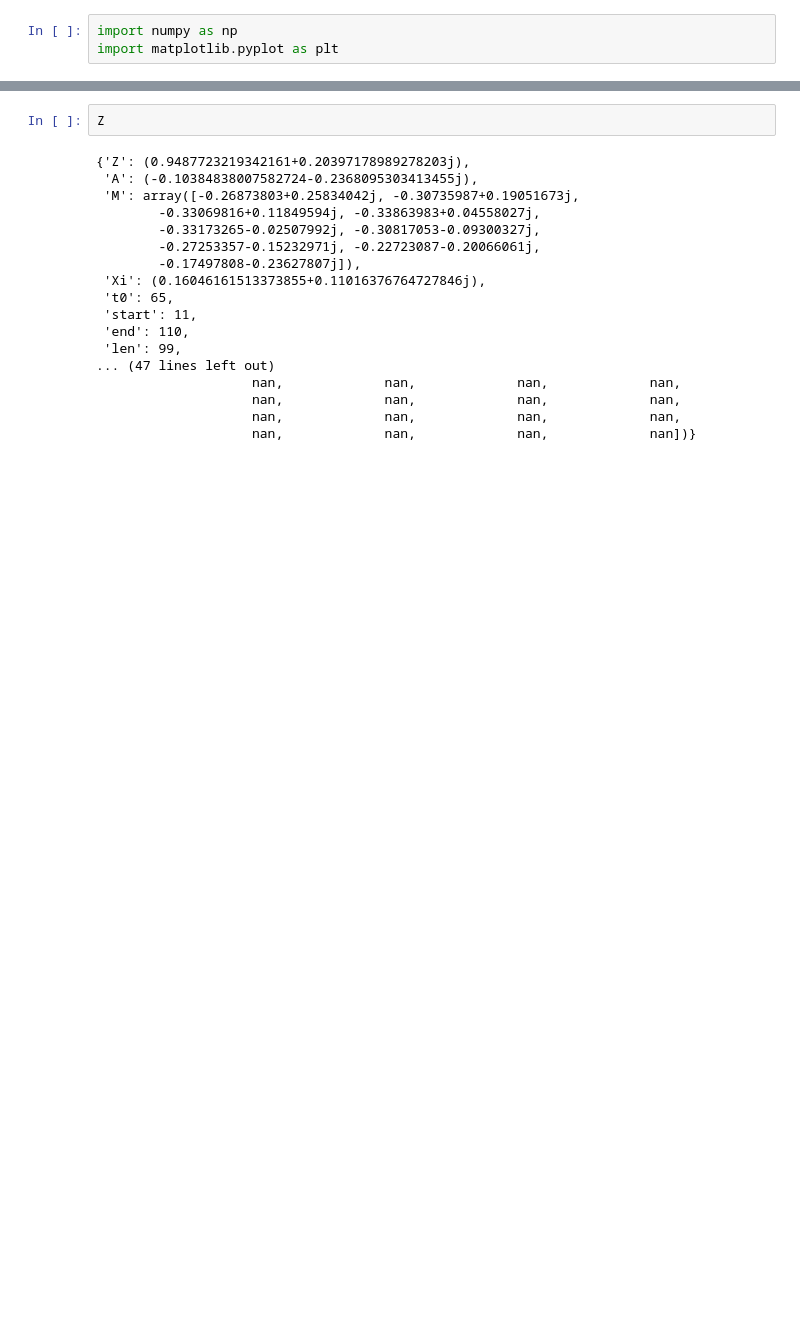
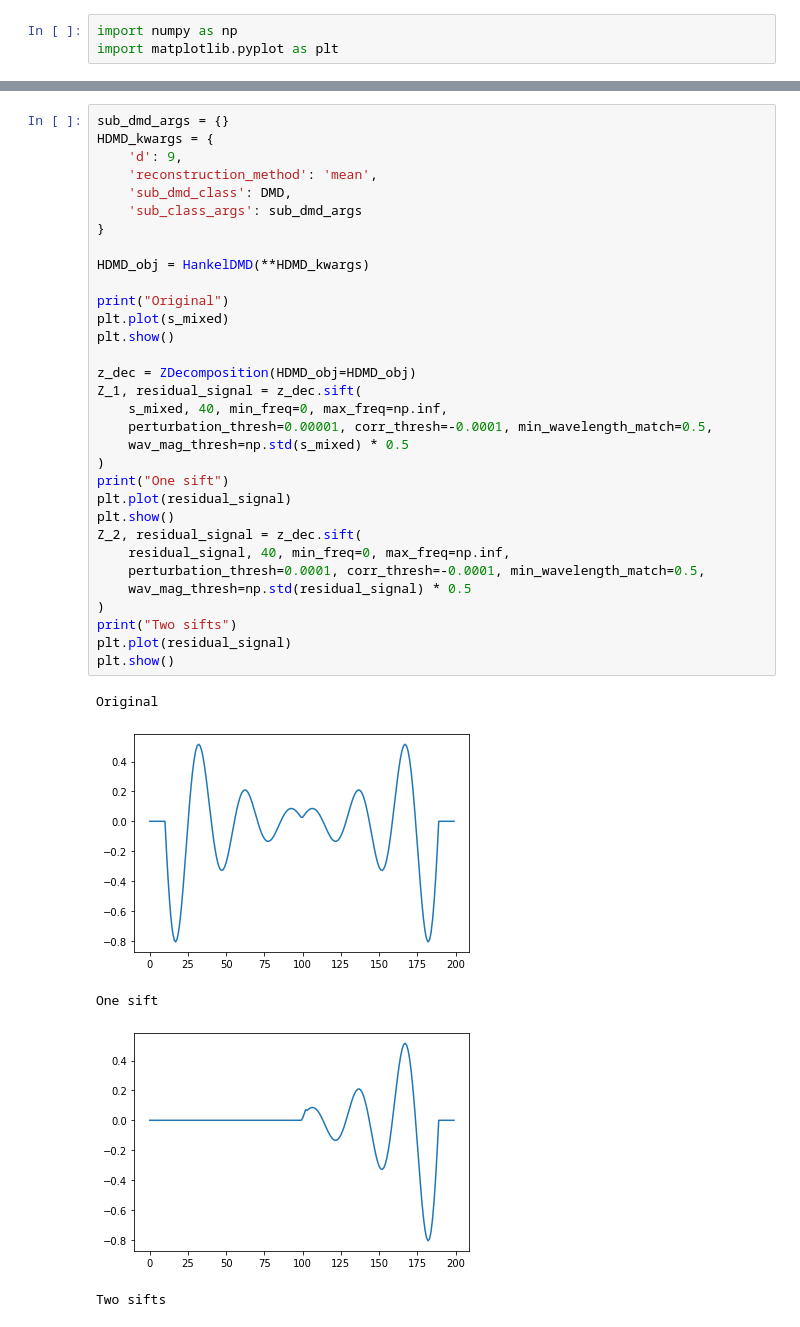
Before and after one commit to MSchmidt99/PyDMD, a Jupyter notebook: pydmd/Z Decomposition Showcase.ipynb, the cells around one changed output, grey strips where cells are left out. Drawn from its saved outputs; the diff is of its cells as text; blank space fills up the shorter version.

```diff
--- a/pydmd/Z Decomposition Showcase.ipynb
+++ b/pydmd/Z Decomposition Showcase.ipynb
@@ -108,20 +124,38 @@ print({'Z': Z['Z'], 'Xi': Z['Xi'] * (Z['Z'] ** -(Z['t0'] - 10))})
-# %%
-Z
-# %% [output]
-{'Z': (0.9487723219342161+0.20397178989278203j),
- 'A': (-0.10384838007582724-0.2368095303413455j),
- 'M': array([-0.26873803+0.25834042j, -0.30735987+0.19051673j,
-        -0.33069816+0.11849594j, -0.33863983+0.04558027j,
-        -0.33173265-0.02507992j, -0.30817053-0.09300327j,
-        -0.27253357-0.15232971j, -0.22723087-0.20066061j,
-        -0.17497808-0.23627807j]),
- 'Xi': (0.16046161513373855+0.11016376764727846j),
- 't0': 65,
- 'start': 11,
- 'end': 110,
- 'len': 99,
-... (47 lines left out)
-                    nan,             nan,             nan,             nan,
-                    nan,             nan,             nan,             nan,
-                    nan,             nan,             nan,             nan,
-                    nan,             nan,             nan,             nan])}
+# %%
+sub_dmd_args = {}
+HDMD_kwargs = {
+    'd': 9,
+    'reconstruction_method': 'mean',
+    'sub_dmd_class': DMD,
+    'sub_class_args': sub_dmd_args
+}
+
+HDMD_obj = HankelDMD(**HDMD_kwargs)
+
+print("Original")
+plt.plot(s_mixed)
+plt.show()
+
+z_dec = ZDecomposition(HDMD_obj=HDMD_obj)
+Z_1, residual_signal = z_dec.sift(
+    s_mixed, 40, min_freq=0, max_freq=np.inf,
+    perturbation_thresh=0.00001, corr_thresh=-0.0001, min_wavelength_match=0.5,
+    wav_mag_thresh=np.std(s_mixed) * 0.5
+)
+print("One sift")
+plt.plot(residual_signal)
+plt.show()
+Z_2, residual_signal = z_dec.sift(
+    residual_signal, 40, min_freq=0, max_freq=np.inf,
+    perturbation_thresh=0.0001, corr_thresh=-0.0001, min_wavelength_match=0.5,
+    wav_mag_thresh=np.std(residual_signal) * 0.5
+)
+print("Two sifts")
+plt.plot(residual_signal)
+plt.show()
+# %% [output]
+Original
+[figure, added]
+One sift
+[figure, added]
+Two sifts
```
Also changed, not shown: parts of 14 cells of this notebook.
